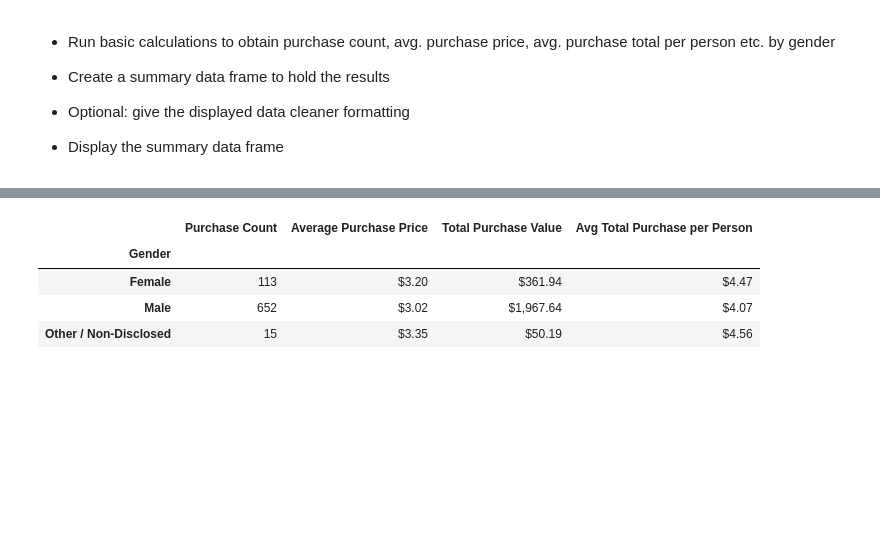
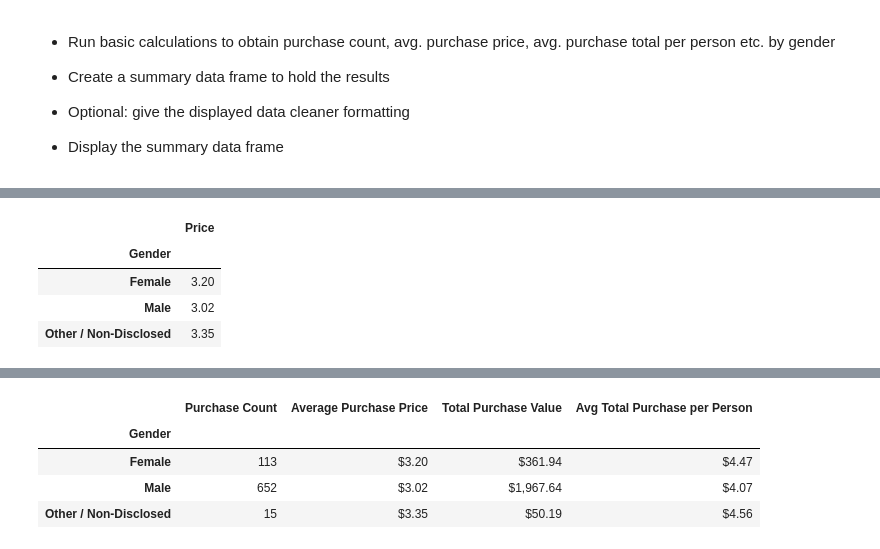
Before and after one commit to JMazick/pandas-challenge, a Jupyter notebook: HeroesOfPymoli/HeroesOfPymoli_starter.ipynb, the cells around one changed output, grey strips where cells are left out. Saved outputs shown, nothing was run; the diff lists cells and outputs as text; code cells hidden in the pictures; blank space fills up the shorter version.

```diff
--- a/HeroesOfPymoli/HeroesOfPymoli_starter.ipynb
+++ b/HeroesOfPymoli/HeroesOfPymoli_starter.ipynb
@@ -128,0 +139,9 @@ gender_df
+# %%
+price_gender = round(purchase_data[['Gender', 'Price']].groupby('Gender').mean(), 2)
+price_gender
+# %% [output]
+|  | Price |
+| Gender |  |
+| Female | 3.20 |
+| Male | 3.02 |
+| Other / Non-Disclosed | 3.35 |
```
Also changed, not shown: parts of 8 cells of this notebook.
